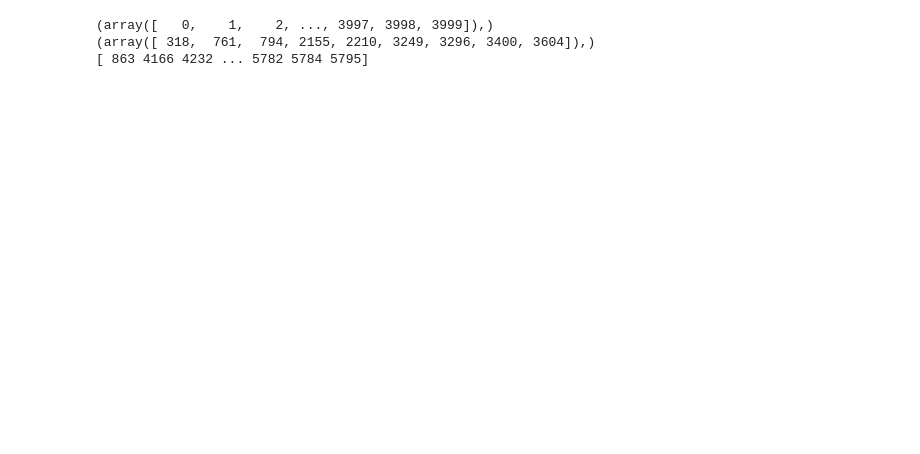
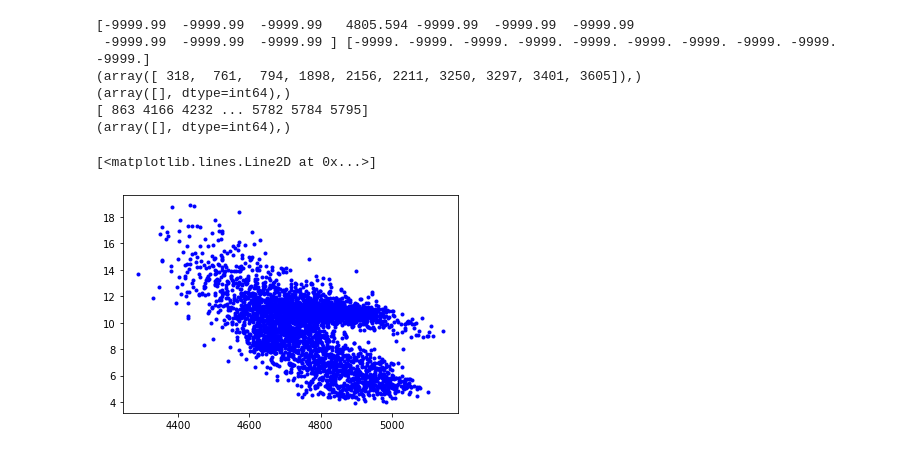
Before and after one commit to pollygecko/sharing-APOGEE_APOKASC, a Jupyter notebook: APOKASC Updated Radii Analysis.ipynb, the cells around one changed output. Cells and saved outputs as stored; diff of their text form; code cells hidden in the pictures; blank space fills up the shorter version.

```diff
--- a/APOKASC Updated Radii Analysis.ipynb
+++ b/APOKASC Updated Radii Analysis.ipynb
@@ -36,13 +50,19 @@ KIC_b = np.array(data_b[:,0,0])
 # %%
 common_KIC, A_indices, b_indices = np.intersect1d(KIC_A, KIC_b, return_indices=True)
 #print(np.shape(A_indices), np.shape(b_indices))
-good_indices = np.where(Teff_A[A_indices]*R_APO3[A_indices] > 0)
-print(good_indices)
+good_indices = np.where((Teff_A[A_indices] > 0) & (R_APO3[A_indices] > 0))
+bad_indices = np.where(np.logical_or(Teff_A[A_indices] <= 0, R_APO3[A_indices] <= 0))
+#bad_T_indices = np.where(Teff_A[A_indices] <= 0)
+#bad_R_indices = np.where(R_APO3[A_indices] <= 0)
+#print(Teff_A[A_indices[bad_T_indices]], R_APO3[A_indices[bad_R_indices]])
+print(Teff_A[A_indices[bad_indices]], R_APO3[A_indices[bad_indices]])
+print(bad_indices)
 KIC_b = KIC_b[b_indices]
 b_indices = b_indices[good_indices]
 A_indices = A_indices[good_indices]
 print(np.where(Teff_A[A_indices] < 0))
 print(A_indices) #this seems to be working but then it doesn't below
+print(np.where(R_APO3[A_indices] < 0))
 
 Amp_HV1 = np.array(data_b[b_indices,0,6])
 Amp_HV1_err = np.array(data_b[b_indices,1,6])
@@ -55,9 +75,17 @@ Freq_HV2_err = np.array(data_b[b_indices,1,10])
 Evol_stage = np.array(data_b[b_indices,0,3])
 #print(KIC_A, KIC_b)
 # %% [output]
-(array([   0,    1,    2, ..., 3997, 3998, 3999]),)
-(array([ 318,  761,  794, 2155, 2210, 3249, 3296, 3400, 3604]),)
+[-9999.99  -9999.99  -9999.99   4805.594 -9999.99  -9999.99  -9999.99
+ -9999.99  -9999.99  -9999.99 ] [-9999. -9999. -9999. -9999. -9999. -9999. -9999. -9999. -9999. -9999.]
+(array([ 318,  761,  794, 1898, 2156, 2211, 3250, 3297, 3401, 3605]),)
+(array([], dtype=int64),)
 [ 863 4166 4232 ... 5782 5784 5795]
+(array([], dtype=int64),)
+# %%
+plt.plot(Teff_A[A_indices], R_APO3[A_indices], 'b.')
+# %% [output]
+[<matplotlib.lines.Line2D at 0x...>]
+[figure, added]
 # %%
 R_APO3_final = R_APO3[A_indices]
 R_APO3_final_err = R_APO3_err[A_indices]
```
Also changed, not shown: parts of 7 cells of this notebook.
